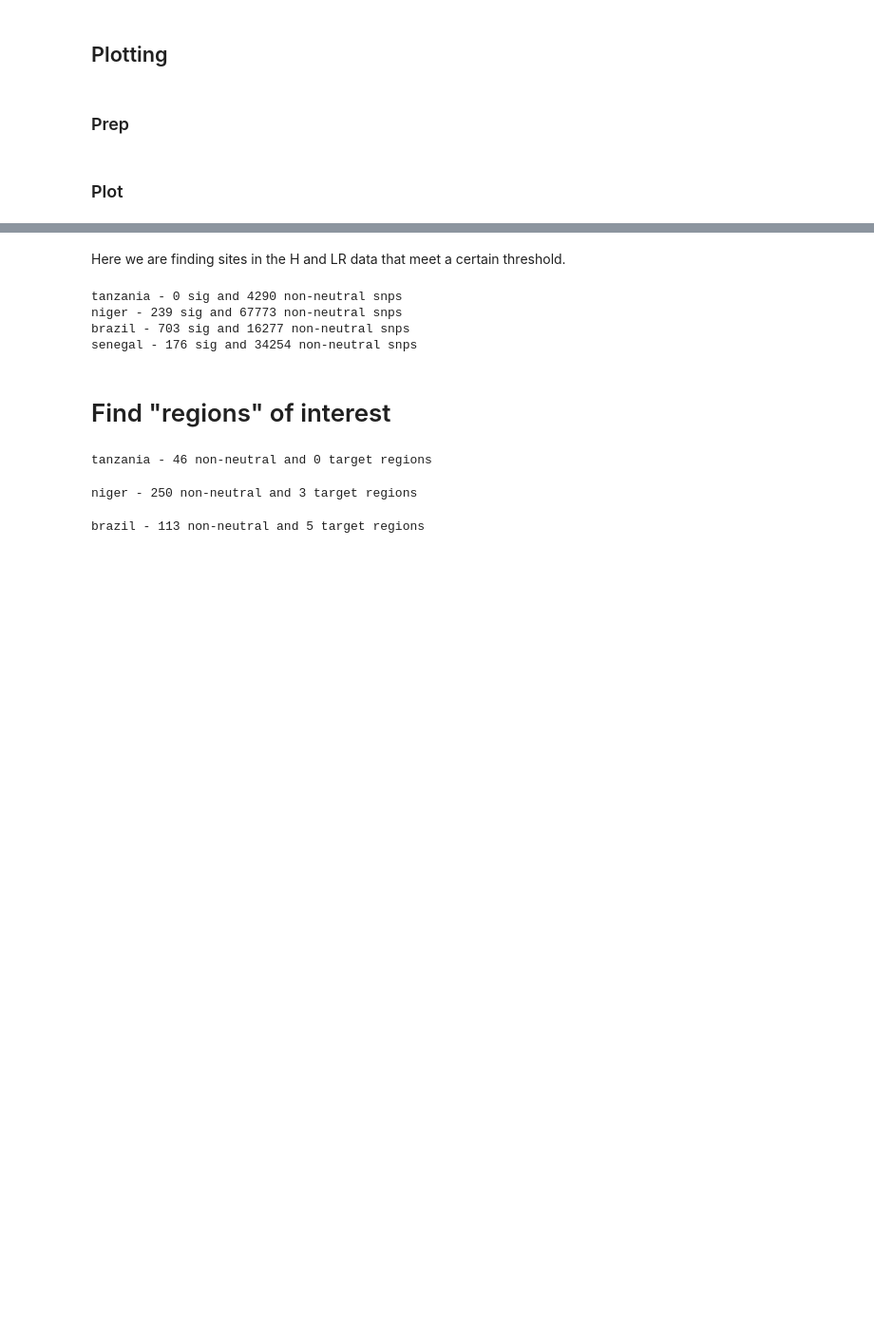
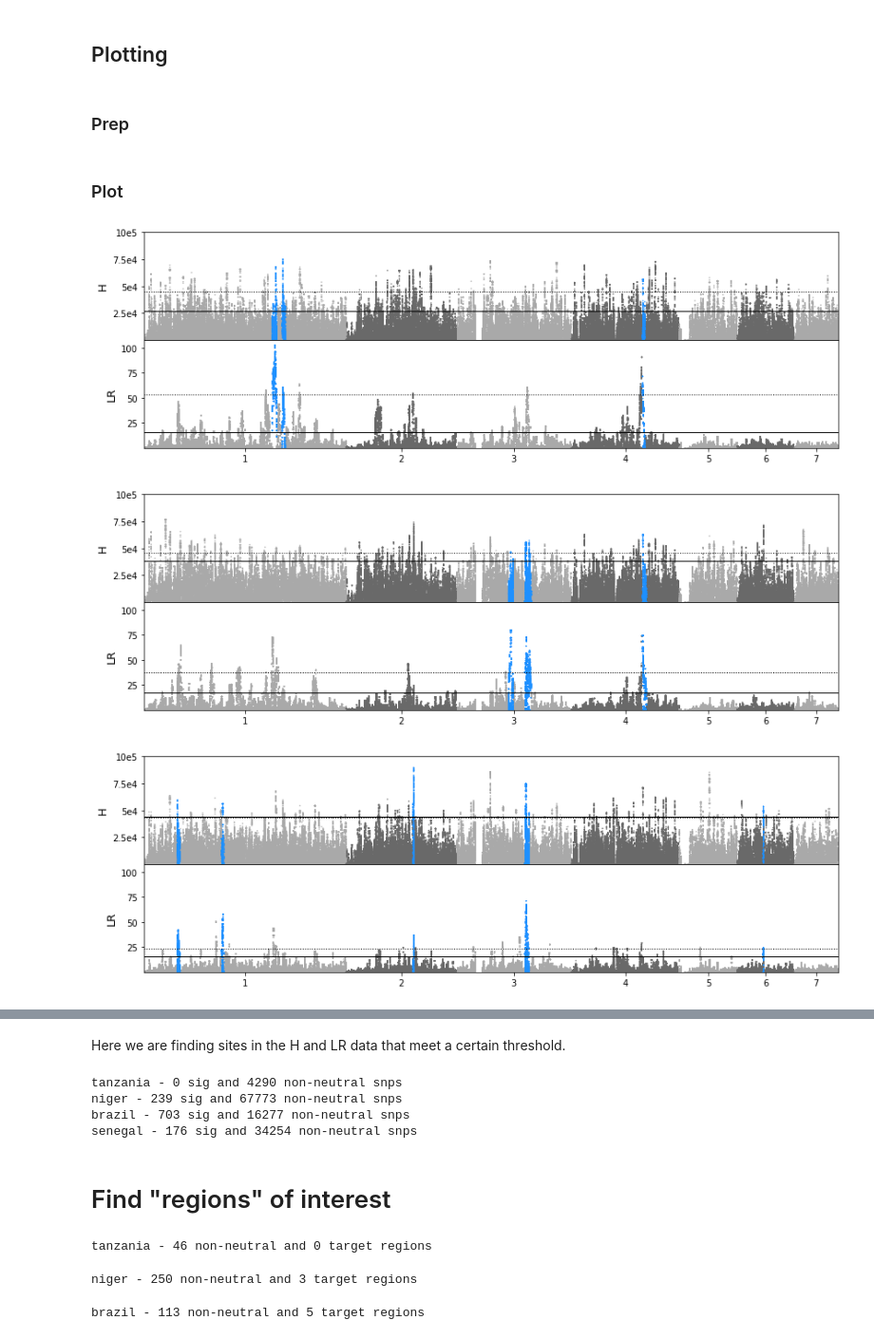
Before and after one commit to nealplatt/sch_man_nwinvasion, a Jupyter notebook: notebooks/test_of_selection.ipynb, the cells around one changed output, grey strips where cells are left out. Shown at 95% size. Drawn from its saved outputs; the diff is of its cells as text; code cells hidden in the pictures; blank space fills up the shorter version.

Commit message:
touchups to plot

```diff
--- a/notebooks/test_of_selection.ipynb
+++ b/notebooks/test_of_selection.ipynb
@@ -474,7 +477,9 @@ colors={ "SM_V7_1": "silver",
 ## identify sig snps
 # %%
 #get 1/3mb surrounding non-neutral
+sig_trees=defaultdict(lambda: defaultdict(lambda: IntervalTree()))
 
+#for pop in ["brazil"]:
 for pop in ["brazil", "senegal", "niger", "tanzania"]:
     #get sites that have selection scores greater than max fron simulations
     non_neutral_df = dfs[pop].loc[ ((dfs[pop]["h"]  > max_h[pop]) | (dfs[pop]["lr"] > max_lr[pop]) )]
@@ -489,6 +494,9 @@ for pop in ["brazil", "senegal", "niger", "tanzania"]:
     nn_snps_bed = pybedtools.BedTool("results/selection_peaks/{}_non-neutral.bed".format(pop))
     nn_int_bed = nn_snps_bed.merge(d=buffer)
     nn_int_bed.saveas("results/selection_peaks/{}_non_neutral_ints.bed".format(pop))
+#     nn_snps_bed = "results/selection_peaks/{}_non-neutral.bed".format(pop)
+#     nn_int_bed = "results/selection_peaks/{}_non_neutral_ints.bed".format(pop)
+#     ! bedtools merge -d {buffer} -i {nn_snps_bed} >{nn_int_bed}
 
     #now get snps that are greater than neutral h and lr, plus in the top 99th percintile
     sig_snps_df = dfs[pop].loc[ ( (dfs[pop]["h"]  > max_h[pop]) &
@@ -507,15 +515,22 @@ for pop in ["brazil", "senegal", "niger", "tanzania"]:
     top_snps_bed = pybedtools.BedTool("results/selection_peaks/{}_top_snps.bed".format(pop))
     top_int_bed = top_snps_bed.merge(d=buffer)
     top_int_bed.saveas("results/selection_peaks/{}_top_ints.bed".format(pop))
+#     top_snps_bed = "results/selection_peaks/{}_top_snps.bed".format(pop)
+#     top_int_bed = "results/selection_peaks/{}_top_ints.bed".format(pop)
+#     ! bedtools merge -d {buffer} -i {top_snps_bed} >{top_int_bed}
 
     #now intersect the top hits with non_neutral regions
     target_regions_bed=nn_int_bed.intersect(top_int_bed, u=True)
     target_regions_bed.saveas("results/selection_peaks/{}_target_regions.bed".format(pop))
+#     target_regions_bed = "results/selection_peaks/{}_target_regions.bed".format(pop)
+#     ! bedtools intersect -u -a {nn_int_bed} -b {top_int_bed} >{target_regions_bed}
 
     outline="{}: {} non-neutral snps, {} non-neutral regions, {} target snps, {} target regions".format(pop, len(nn_snps_bed), len(nn_int_bed), len(top_snps_bed), len(top_int_bed))
     print(outline)
 
     #make target region int tree
-    tree=defaultdict(lambda: IntervalTree())
     for region in target_regions_bed:
-        tree[region["chrom"]][region["start"]: region["stop"]]="target"
+        sig_trees[pop][region["chrom"]][region["start"]: region["stop"]]="target"
+
+#     with open(target_regions_bed.format(pop), 'r') as i_bed_f:
+#         for entry in i_bed_f:
@@ -525,12 +545,13 @@ for pop in ["brazil", "senegal", "niger", "tanzania"]:
 ### Prep
 # %%
 #add info for figure including x position and the point color
+#for pop in ["brazil"]:
 for pop in ["niger", "senegal", "brazil", "tanzania"]:
     for index, row in tqdm(dfs[pop].iterrows()):
         color = colors[row["chrom"]]
         x=cumul_start[row["chrom"]] + row["pos"]
 
-        if tree[row["chrom"]][row["pos"]] != set():
+        if sig_trees[pop][row["chrom"]][row["pos"]] != set():
             color=colors["sig"]
 
         dfs[pop].at[index,'colors']= color
@@ -559,56 +580,74 @@ ticks=[cumul_start['SM_V7_1'] + (chr_length['SM_V7_1']/2),
 # %% [markdown]
 ### Plot
 # %%
-for pop in ["brazil"]:
-#for pop in ["niger", "senegal", "brazil", "tanzania"]:
+#for pop in ["brazil"]:
+for pop in ["niger", "senegal", "brazil", "tanzania"]:
 
-    fig, axs = plt.subplots(5, sharex=True, gridspec_kw={'hspace': 0.1}, figsize=(12, 6))
+    fig, axs = plt.subplots(2, sharex=True, gridspec_kw={'hspace': 0}, figsize=(12, 4)) #gridspec_kw={'hspace': 0.1}
 
-    df=dfs[pop]
+    sdf=dfs[pop].loc[dfs[pop]["colors"] == colors["sig"]]
+    ndf=dfs[pop].loc[dfs[pop]["colors"] != colors["sig"]]
 
-    #plot each seperatley
-    axs[0].scatter(df["x"], df["h"],         marker =".", s = 1, c = df['colors'])
-    axs[1].scatter(df["x"], df["lr"],        marker =".", s = 1, c = df['colors'])
-    axs[2].scatter(df["x"], df["pi"],        marker =".", s = 1, c = df['colors'])
-    axs[3].scatter(df["x"], df["fst"],       marker =".", s = 1, c = df['colors'])
-    axs[4].scatter(df["x"], df["tajimas_d"], marker =".", s = 1, c = df['colors'])
+    #plot each seperatley (so the sig points are on top)
+    axs[0].scatter(ndf["x"], ndf["h"],         marker =".", s = 1, c = ndf['colors'])
+    axs[1].scatter(ndf["x"], ndf["lr"],        marker =".", s = 1, c = ndf['colors'])
+    #axs[2].scatter(ndf["x"], ndf["fst"],       marker =".", s = 1, c = ndf['colors'])
+    #axs[3].scatter(ndf["x"], ndf["pi"],        marker =".", s = 1, c = ndf['colors'])
+    #axs[4].scatter(ndf["x"], ndf["tajimas_d"], marker =".", s = 1, c = ndf['colors'])
+
+    axs[0].scatter(sdf["x"], sdf["h"],         marker =".", s = 1, c = sdf['colors'])
+    axs[1].scatter(sdf["x"], sdf["lr"],        marker =".", s = 1, c = sdf['colors'])
+    #axs[2].scatter(sdf["x"], sdf["fst"],       marker =".", s = 1, c = sdf['colors'])
+    #axs[2].scatter(sdf["x"], sdf["pi"],        marker =".", s = 1, c = sdf['colors'])
+    #axs[4].scatter(sdf["x"], sdf["tajimas_d"], marker =".", s = 1, c = sdf['colors'])
 
     #set axes
     plt.xlim(0, scanned_size)
     axs[0].set_ylim( (0, h_ylim*1.05) )
     axs[1].set_ylim( (0, lr_ylim*1.05) )
-    axs[2].set_ylim( (0, pi_ylim*1.05) )
-    #axs[3].set_ylim( (0, fst_ylim*1.05) )
-    axs[4].set_ylim( (tajimas_d_ymin*1.05, tajimas_d_ymax*1.05) )
+    #axs[2].set_ylim( (0, fst_ylim*1.05) )
+    #axs[3].set_ylim( (0, pi_ylim*1.05) )
+    #axs[4].set_ylim( (tajimas_d_ymin*1.05, tajimas_d_ymax*1.05) )
 
 
     tick_lbls = [ "1", "2", "3", "4", "5", "6" ,"7"]
     plt.setp(axs, xticks=ticks, xticklabels=tick_lbls)
-    axs[0].set(ylabel="H")
-    axs[1].set(ylabel="LR")
-    axs[2].set(ylabel="Pi")
-    axs[3].set(ylabel="Fst")
-    axs[4].set(ylabel="Tajima's D")
 
-    axs[0].ticklabel_format(axis='y', style='sci')
+    axs[0].set_yticks(np.arange(25_000, 100_001, 25_000))
+    axs[0].set_yticklabels(labels=["2.5e4", "5e4", "7.5e4", "10e5"])
+    #axs[0].ticklabel_format(axis='y', style='sci')
+    axs[0].set_ylabel("H", fontsize=13)
+
+
+    axs[1].set_yticks(np.arange(25, 101, 25))
+    axs[1].set_ylabel("LR", fontsize=13)
+
+    #axs[2].set(ylabel="Fst")
+    #axs[2].set(ylabel="Pi")
+    #axs[4].set(ylabel="Tajima's D")
+    #axs[0].ticklabel_format(axis='y', style='sci')
 
 
     #draw lines at...
     #...the max simulated value
     axs[0].axhline(y=max_h[pop],  color="black", linewidth=1)
     axs[1].axhline(y=max_lr[pop], color="black", linewidth=1)
 
     #...the 99th percentile
     target_percentile=0.99
-    axs[0].axhline(y=np.percentile(df['h'],  target_percentile*100), linestyle=":",  color="black", linewidth=1)
-    axs[1].axhline(y=np.percentile(df['lr'], target_percentile*100), linestyle=":", color="black", linewidth=1)
+    axs[0].axhline(y=np.percentile(dfs[pop]['h'],  target_percentile*100), linestyle=":", color="black", linewidth=1)
+    axs[1].axhline(y=np.percentile(dfs[pop]['lr'], target_percentile*100), linestyle=":", color="black", linewidth=1)
 
     #set the title
     #title="{}".format(pop.title())
     #fig.suptitle(title)
 
     plt.tight_layout()
     fig.savefig("results/selection_peaks/{}_selection.png".format(pop), dpi=300)
     fig.savefig("results/selection_peaks/{}_selection.svg".format(pop))
     plt.show()
     plt.close()
+# %% [output]
+[figure, added]
+[figure, added]
+[figure, added]
```
Also changed, not shown: parts of 8 cells of this notebook.
